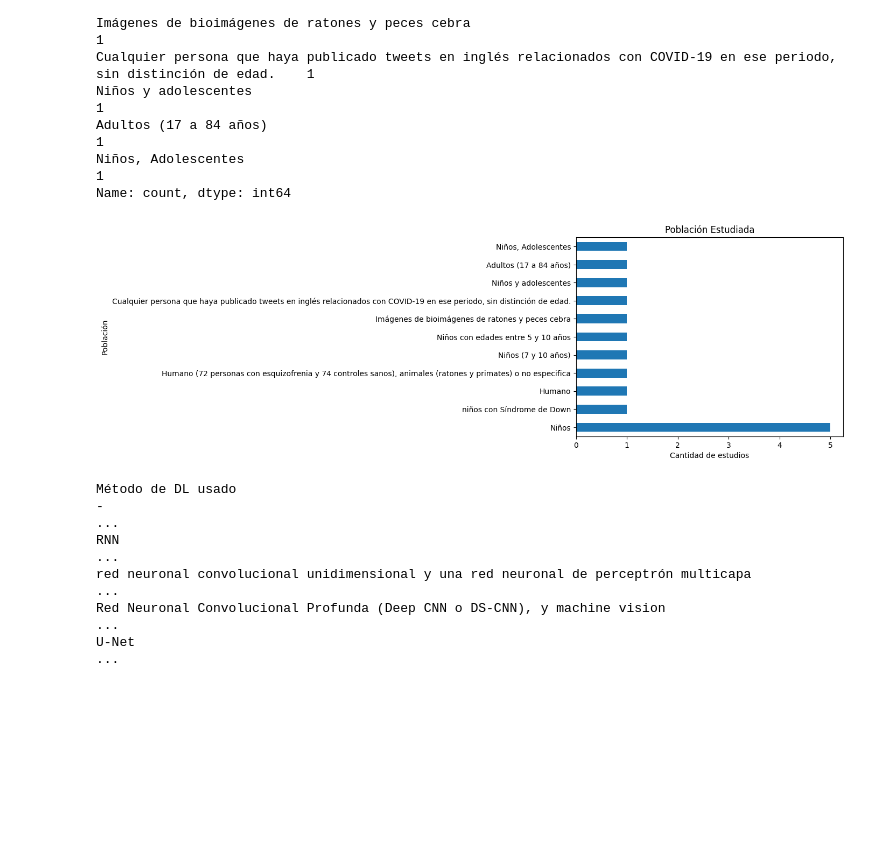
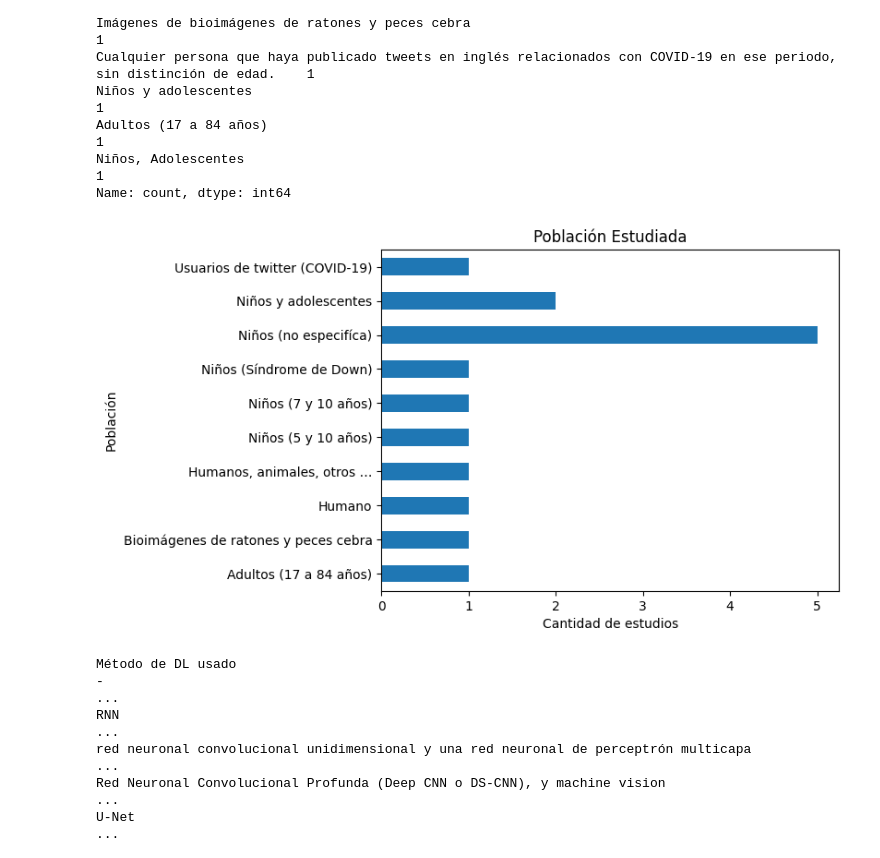
Before and after one commit to BnjmStd/PythonBnjmn, a Jupyter notebook: recognitionEmotion/searchs/analisisPaper/stats.ipynb, the cells around one changed output. Saved outputs shown, nothing was run; the diff lists cells and outputs as text; code cells hidden in the pictures; blank space fills up the shorter version.

```diff
--- a/recognitionEmotion/searchs/analisisPaper/stats.ipynb
+++ b/recognitionEmotion/searchs/analisisPaper/stats.ipynb
@@ -193,28 +211,40 @@ Adultos (17 a 84 años)
 Niños, Adolescentes                                                                                                        1
 Name: count, dtype: int64
 # %%
+
+# Datos originales
 data = {
-    'Población estudiada': ['Niños',
-                            'niños con Síndrome de Down',
+    'Población estudiada': ['Niños (no especifíca)',
+                            'Niños (Síndrome de Down)',
                             'Humano',
-                            'Humano (72 personas con esquizofrenia y 74 controles sanos), animales (ratones y primates) o no especifica',
+                            'Humanos, animales, otros …',
                             'Niños (7 y 10 años)',
-                            'Niños con edades entre 5 y 10 años',
-                            'Imágenes de bioimágenes de ratones y peces cebra',
-                            'Cualquier persona que haya publicado tweets en inglés relacionados con COVID-19 en ese periodo, sin distinción de edad.',
+                            'Niños (5 y 10 años)',
+                            'Bioimágenes de ratones y peces cebra',
+                            'Usuarios de twitter (COVID-19)',
                             'Niños y adolescentes', 'Adultos (17 a 84 años)', 'Niños, Adolescentes'],
     'count': [5, 1, 1, 1, 1, 1, 1, 1, 1, 1, 1]
 }
 
 df = pd.DataFrame(data)
 
-df.plot(kind='barh', x='Población estudiada', y='count', legend=False)
+# Unificar categorías similares
+df['Población estudiada'] = df['Población estudiada'].replace({
+    'Niños, Adolescentes': 'Niños y adolescentes',
+    'Niños y adolescentes': 'Niños y adolescentes'
+})
+
+# Agrupar por la población estudiada y sumar los conteos
+df_grouped = df.groupby('Población estudiada', as_index=False).sum()
+
+# Graficar
+df_grouped.plot(kind='barh', x='Población estudiada', y='count', legend=False)
 plt.title('Población Estudiada')
 plt.xlabel('Cantidad de estudios')
 plt.ylabel('Población')
 plt.show()
 # %% [output]
-[figure, old version]
+[figure, new version]
 # %%
 # Método de DL usado
 
```
Also changed, not shown: parts of 3 cells of this notebook.
